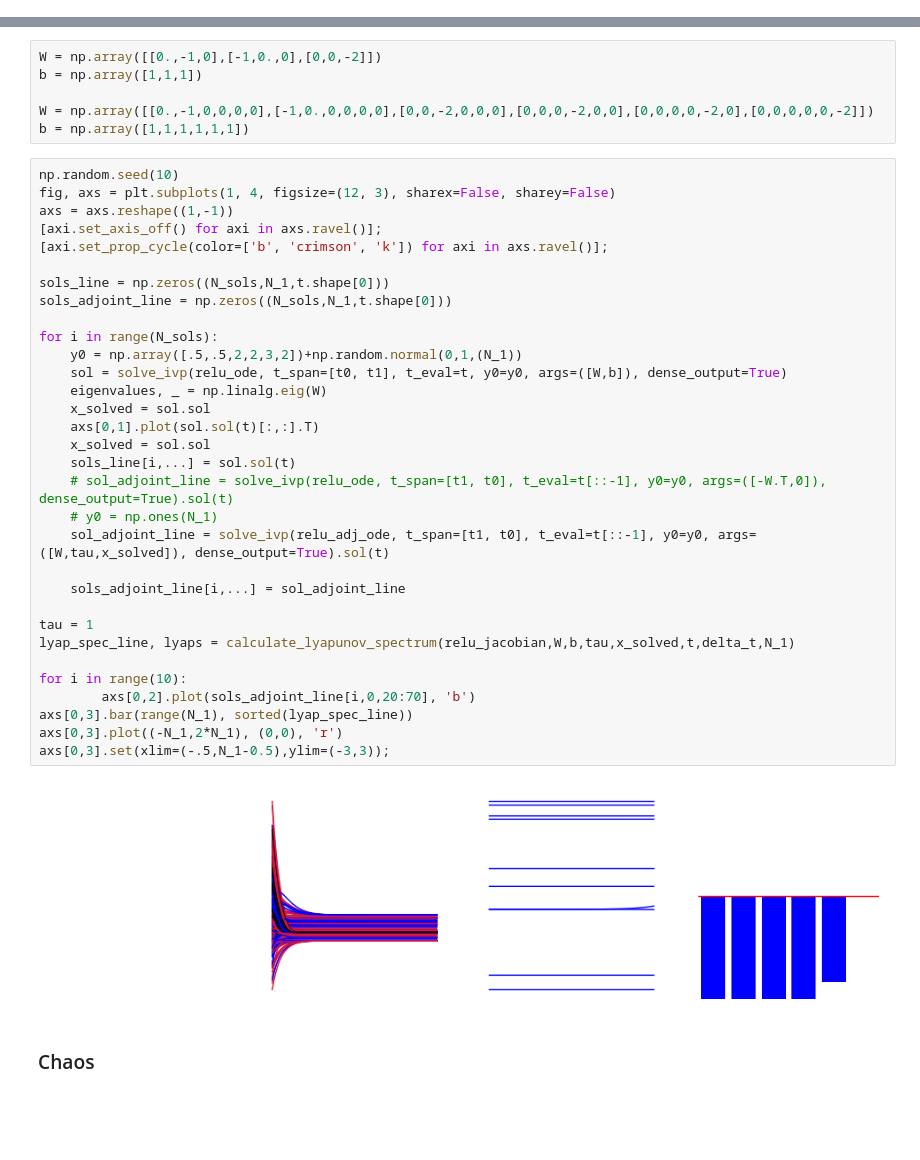
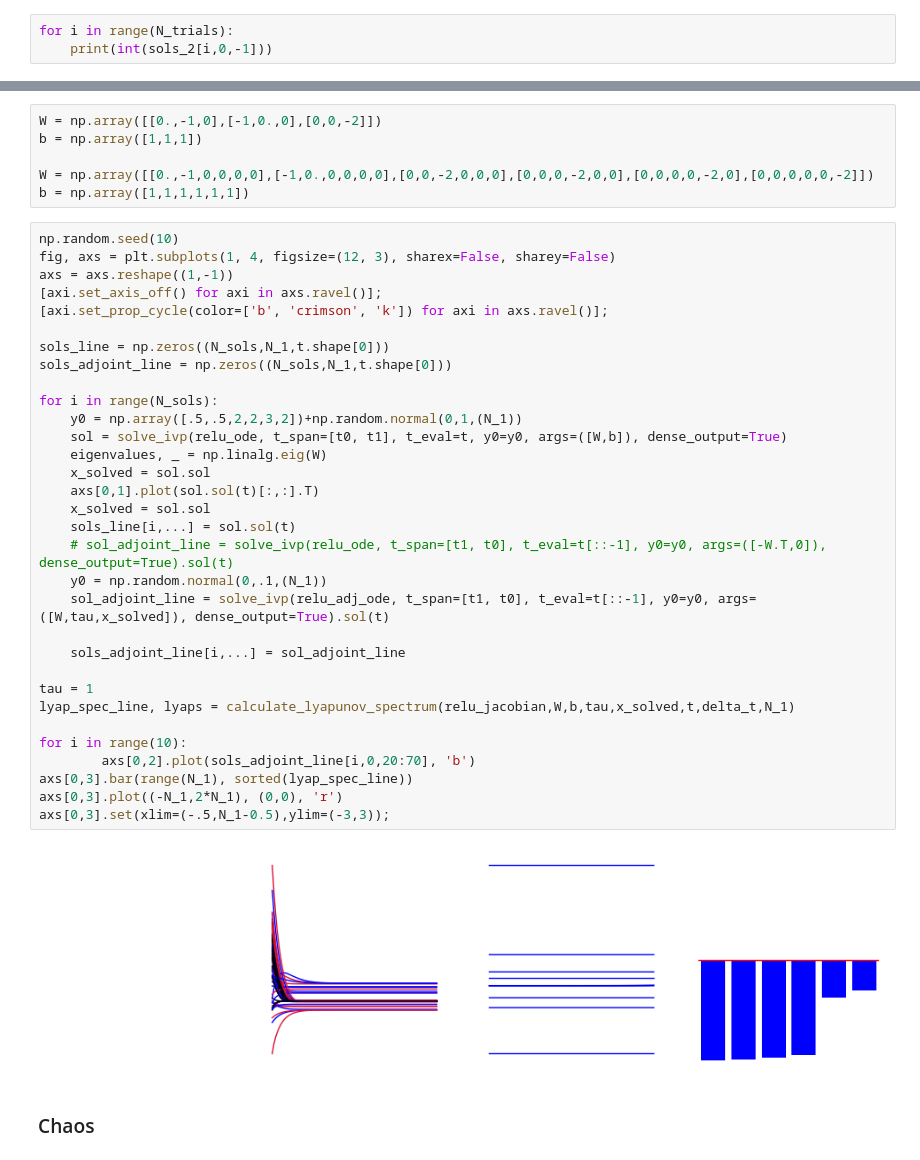
Before and after one commit to Asagodi/ALE, a Jupyter notebook: AlesirenFigs.ipynb, the cells around one changed output, grey strips where cells are left out. Cells and saved outputs as stored; diff of their text form; blank space fills up the shorter version.

```diff
--- a/AlesirenFigs.ipynb
+++ b/AlesirenFigs.ipynb
@@ -274,0 +275,3 @@ axs[0,3].set(xlim=(-.5,N_1-0.5),ylim=(-1,1));
+# %%
+for i in range(N_trials):
+    print(int(sols_2[i,0,-1]))
@@ -285,35 +299,35 @@ np.random.seed(10)
 fig, axs = plt.subplots(1, 4, figsize=(12, 3), sharex=False, sharey=False)
 axs = axs.reshape((1,-1))
 [axi.set_axis_off() for axi in axs.ravel()];
 [axi.set_prop_cycle(color=['b', 'crimson', 'k']) for axi in axs.ravel()];
 
 sols_line = np.zeros((N_sols,N_1,t.shape[0]))
 sols_adjoint_line = np.zeros((N_sols,N_1,t.shape[0]))
 
 for i in range(N_sols):
     y0 = np.array([.5,.5,2,2,3,2])+np.random.normal(0,1,(N_1))
     sol = solve_ivp(relu_ode, t_span=[t0, t1], t_eval=t, y0=y0, args=([W,b]), dense_output=True)
     eigenvalues, _ = np.linalg.eig(W)
     x_solved = sol.sol
     axs[0,1].plot(sol.sol(t)[:,:].T)
     x_solved = sol.sol
     sols_line[i,...] = sol.sol(t)
     # sol_adjoint_line = solve_ivp(relu_ode, t_span=[t1, t0], t_eval=t[::-1], y0=y0, args=([-W.T,0]), dense_output=True).sol(t)
-    # y0 = np.ones(N_1)
+    y0 = np.random.normal(0,.1,(N_1))
     sol_adjoint_line = solve_ivp(relu_adj_ode, t_span=[t1, t0], t_eval=t[::-1], y0=y0, args=([W,tau,x_solved]), dense_output=True).sol(t)
 
     sols_adjoint_line[i,...] = sol_adjoint_line
 
 tau = 1
 lyap_spec_line, lyaps = calculate_lyapunov_spectrum(relu_jacobian,W,b,tau,x_solved,t,delta_t,N_1)
 
 for i in range(10):
         axs[0,2].plot(sols_adjoint_line[i,0,20:70], 'b')
 axs[0,3].bar(range(N_1), sorted(lyap_spec_line))
 axs[0,3].plot((-N_1,2*N_1), (0,0), 'r')
 axs[0,3].set(xlim=(-.5,N_1-0.5),ylim=(-3,3));
 # %% [output]
-[figure, old version]
+[figure, new version]
 # %% [markdown]
 ### Chaos
 # %%
```
Also changed, not shown: parts of 4 cells of this notebook, 1 other file.
